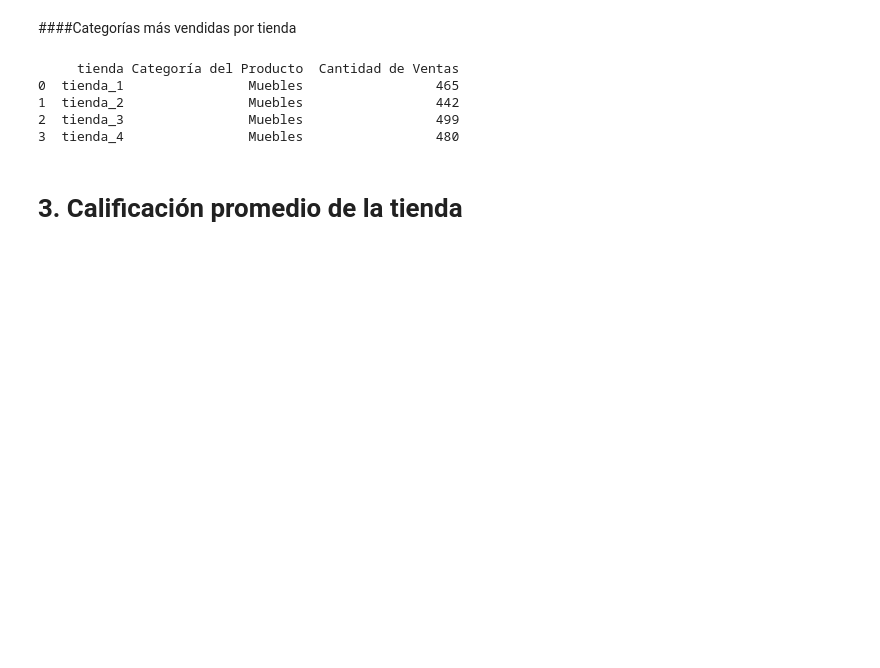
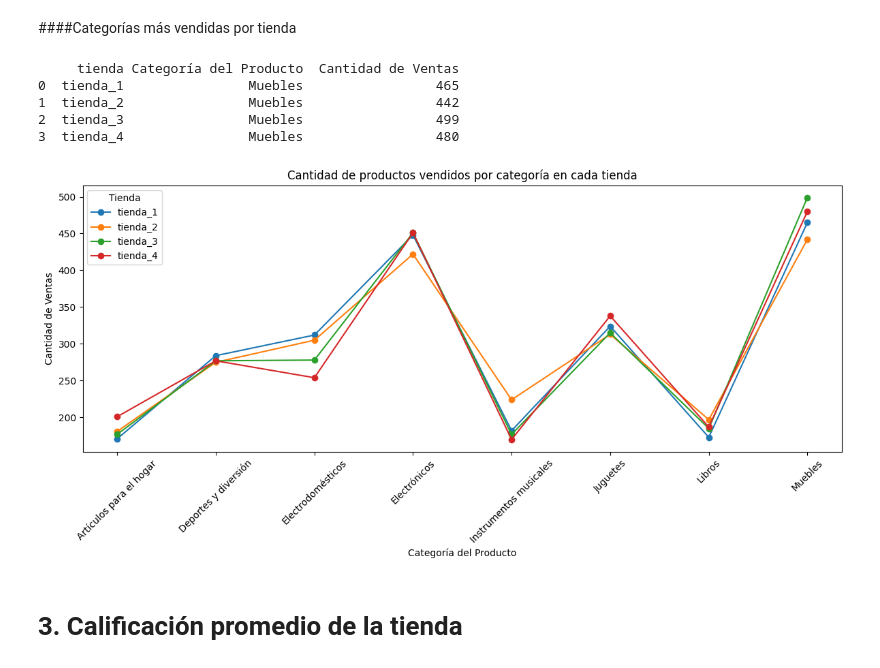
Before and after one commit to Pameta1/challenger_1, a Jupyter notebook: AluraStoreLatam.ipynb, the cells around one changed output. Cells and saved outputs as stored; diff of their text form; code cells hidden in the pictures; blank space fills up the shorter version.

```diff
--- a/AluraStoreLatam.ipynb
+++ b/AluraStoreLatam.ipynb
@@ -245,6 +260,25 @@ print(categorias_top)
 1  tienda_2                Muebles                 442
 2  tienda_3                Muebles                 499
 3  tienda_4                Muebles                 480
+# %%
+ventas_por_categoria = all_tiendas.groupby(['tienda', 'Categoría del Producto']).size().reset_index(name='Cantidad de Ventas')
+# %%
+pivot_data = ventas_por_categoria.pivot(index='Categoría del Producto', columns='tienda', values='Cantidad de Ventas').fillna(0)
+# %%
+plt.figure(figsize=(12,6))
+
+for tienda in pivot_data.columns:
+    plt.plot(pivot_data.index, pivot_data[tienda], marker='o', label=tienda)
+
+plt.title('Cantidad de productos vendidos por categoría en cada tienda')
+plt.xlabel('Categoría del Producto')
+plt.ylabel('Cantidad de Ventas')
+plt.xticks(rotation=45)
+plt.legend(title='Tienda')
+plt.tight_layout()
+plt.show()
+# %% [output]
+[figure, added]
 # %% [markdown]
 # 3. Calificación promedio de la tienda
 # %%
```
Also changed, not shown: parts of 13 cells of this notebook.
